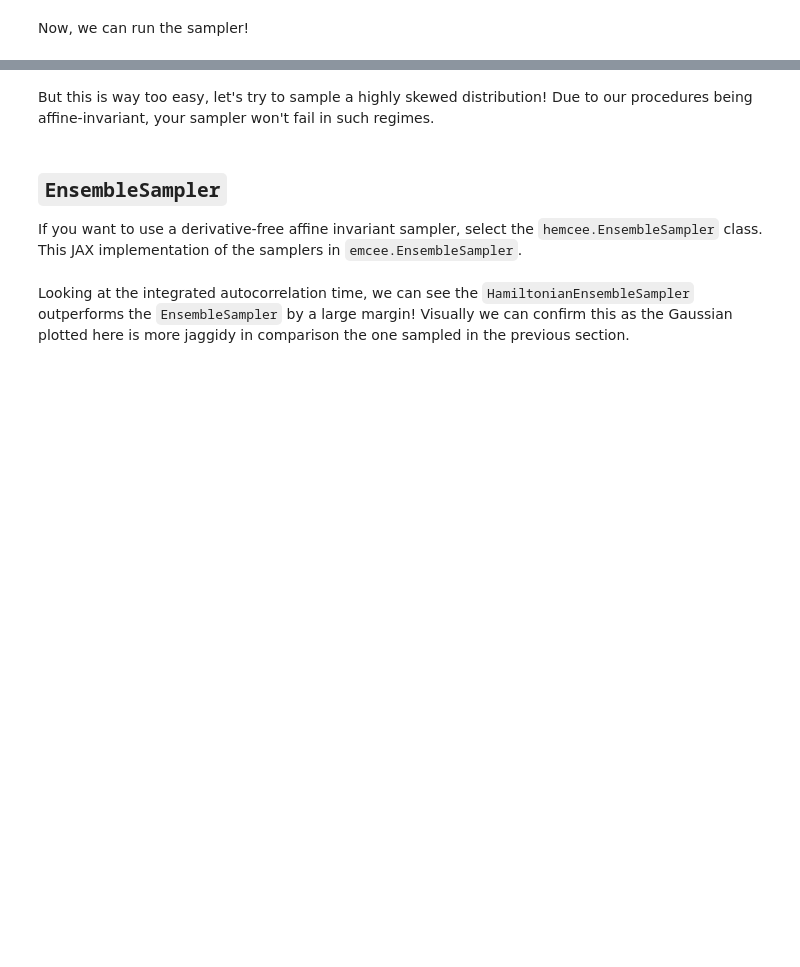
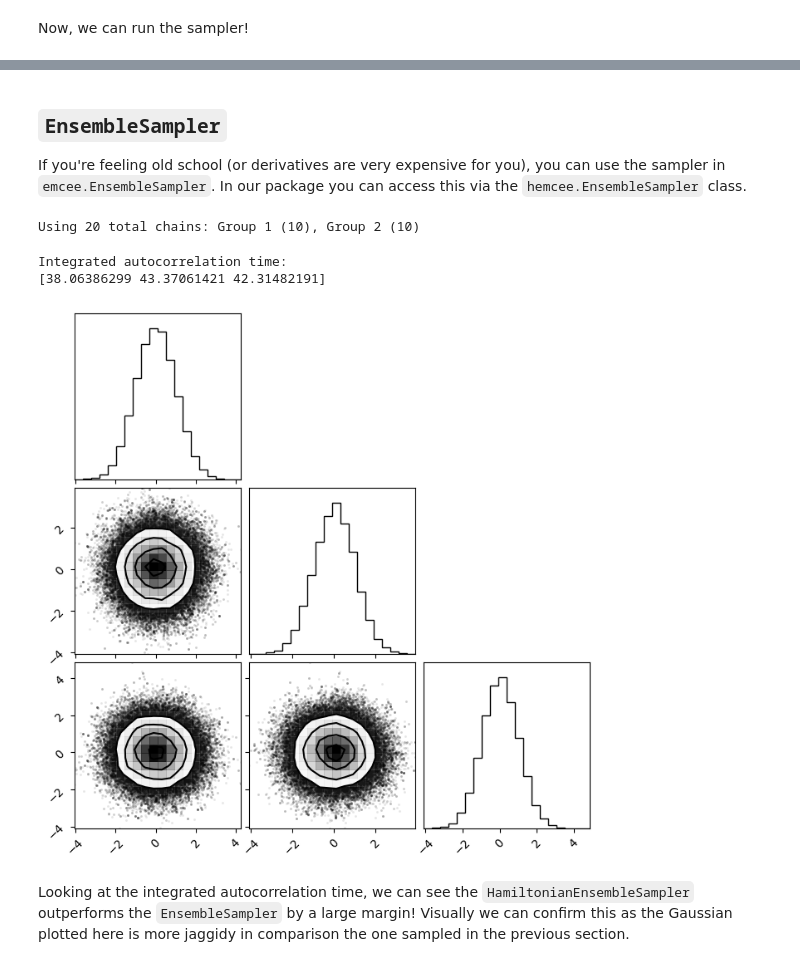
Before and after one commit to clarkmiyamoto/h-emcee, a Jupyter notebook: docs/tutorials/quickstart.ipynb, the cells around one changed output, grey strips where cells are left out. Cells and saved outputs as stored; diff of their text form; code cells hidden in the pictures; blank space fills up the shorter version.

```diff
--- a/docs/tutorials/quickstart.ipynb
+++ b/docs/tutorials/quickstart.ipynb
@@ -89,2 +92,0 @@ _ = corner.corner(np.array(samples.reshape(-1, dim)))
-# %% [markdown]
-But this is way too easy, let's try to sample a highly skewed distribution! Due to our procedures being affine-invariant, your sampler won't fail in such regimes.
@@ -143,6 +93,7 @@ _ = corner.corner(np.array(samples.reshape(-1, dim))[:n_show])
 # %% [markdown]
 ## `EnsembleSampler`
-If you want to use a derivative-free affine invariant sampler, select the `hemcee.EnsembleSampler` class. This JAX implementation of the samplers in `emcee.EnsembleSampler`.
+
+If you're feeling old school (or derivatives are very expensive for you), you can use the sampler in `emcee.EnsembleSampler`. In our package you can access this via the `hemcee.EnsembleSampler` class.
 # %%
 from hemcee.moves.vanilla.stretch import stretch_move
 
@@ -156,15 +107,23 @@ sampler = hemcee.EnsembleSampler(
 samples = sampler.run_mcmc(
     key=jax.random.PRNGKey(0),
     initial_state=inital_states,
-    num_samples=10**5,
+    num_samples=10**4,
     warmup=10**5,
+    thin_by=1,
+    show_progress=True,
 )
 
 tau = hemcee.autocorr.integrated_time(samples)
 print('Integrated autocorrelation time:')
 print(tau)
+# %% [output]
+Using 20 total chains: Group 1 (10), Group 2 (10)
+Integrated autocorrelation time:
+[38.06386299 43.37061421 42.31482191]
 # %%
 n_show = 100000 # Makes plotting faster
-_ = corner.corner(np.array(samples.reshape(-1, dim))[:n_show])
+_ = corner.corner(samples.reshape(-1, dim).__array__())
+# %% [output]
+[figure, added]
 # %% [markdown]
 Looking at the integrated autocorrelation time, we can see the `HamiltonianEnsembleSampler` outperforms the `EnsembleSampler` by a large margin! Visually we can confirm this as the Gaussian plotted here is more jaggidy in comparison the one sampled in the previous section.
```
Also changed, not shown: parts of 7 cells of this notebook.
